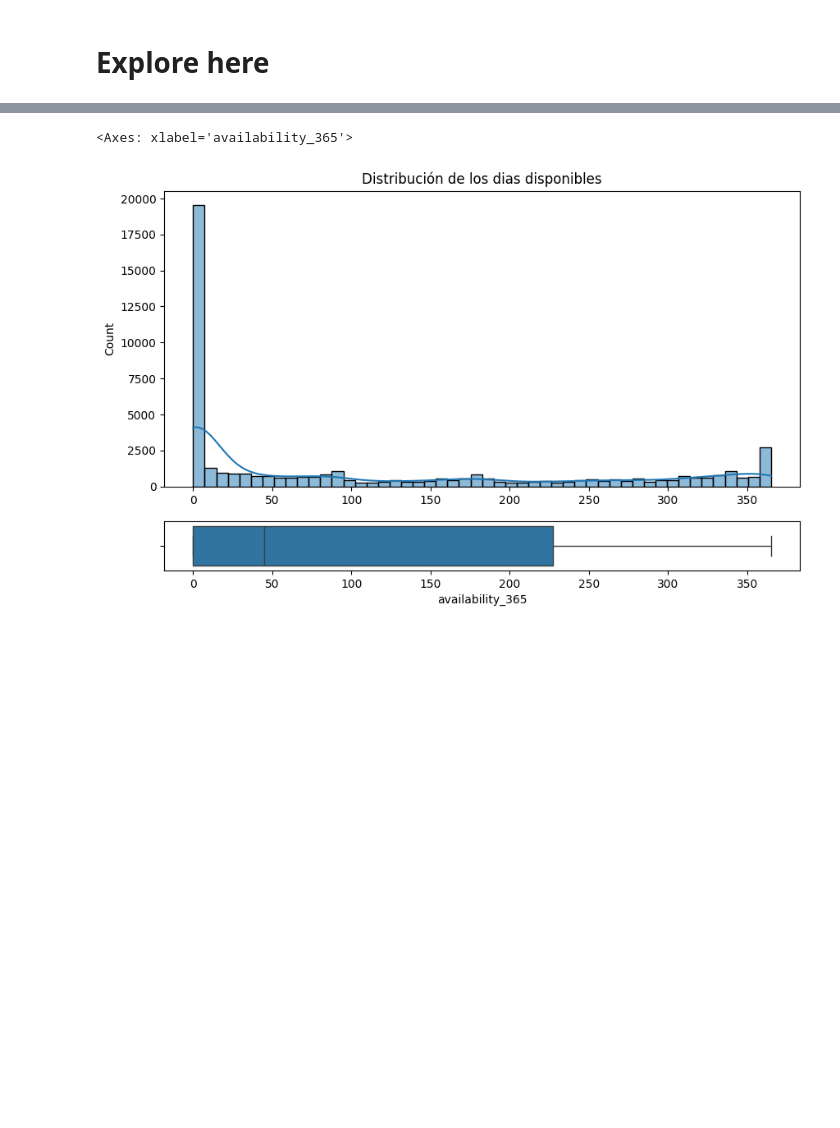
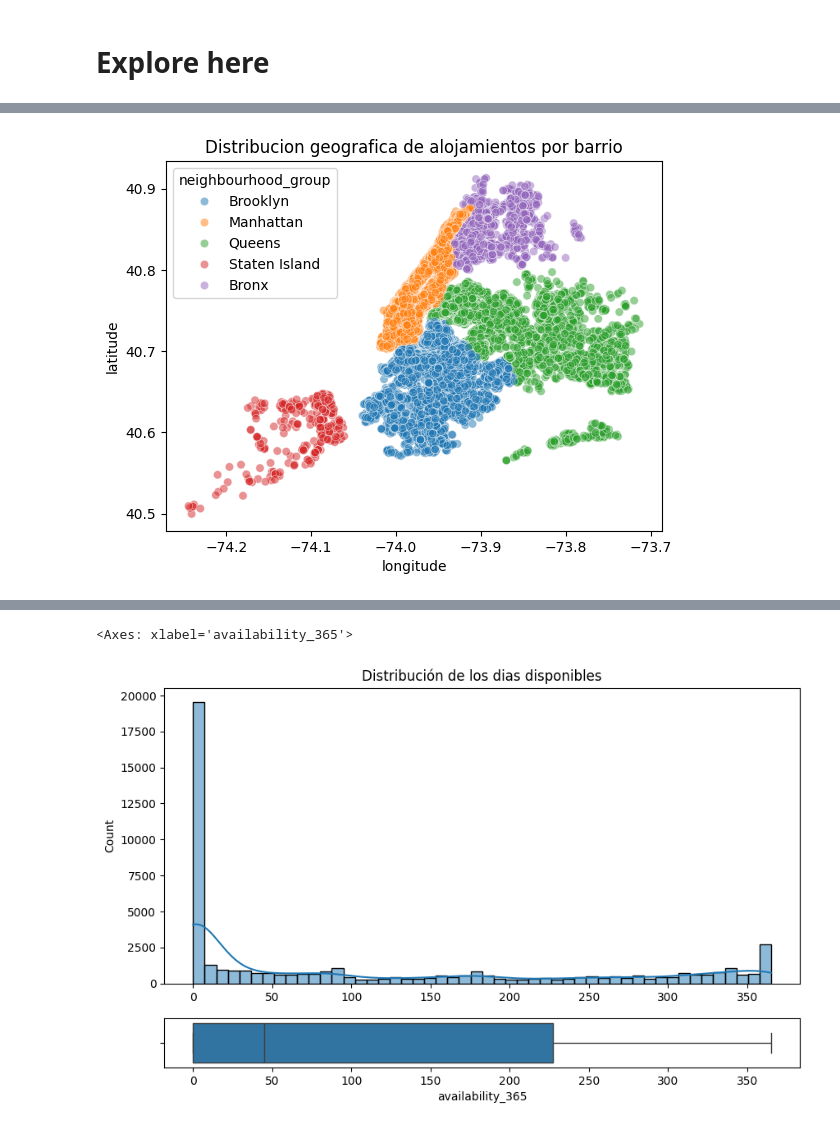
Before and after one commit to 4GeeksAcademy/Antuan-Proyecto-de-Preprocesamiento-de-Datos, a Jupyter notebook: src/explore.ipynb, the cells around one changed output, grey strips where cells are left out. Cells and saved outputs as stored; diff of their text form; code cells hidden in the pictures; blank space fills up the shorter version.

```diff
--- a/src/explore.ipynb
+++ b/src/explore.ipynb
@@ -208,3 +191,9 @@ plt.show()
+# %%
+sns.scatterplot(x='longitude', y='latitude', data=df, hue='neighbourhood_group', alpha=0.5)
+plt.title("Distribucion geografica de alojamientos por barrio")
+plt.show()
+# %% [output]
+[figure, added]
 # %%
 df.info()
 # %% [output]
```
Also changed, not shown: parts of 74 cells of this notebook.
